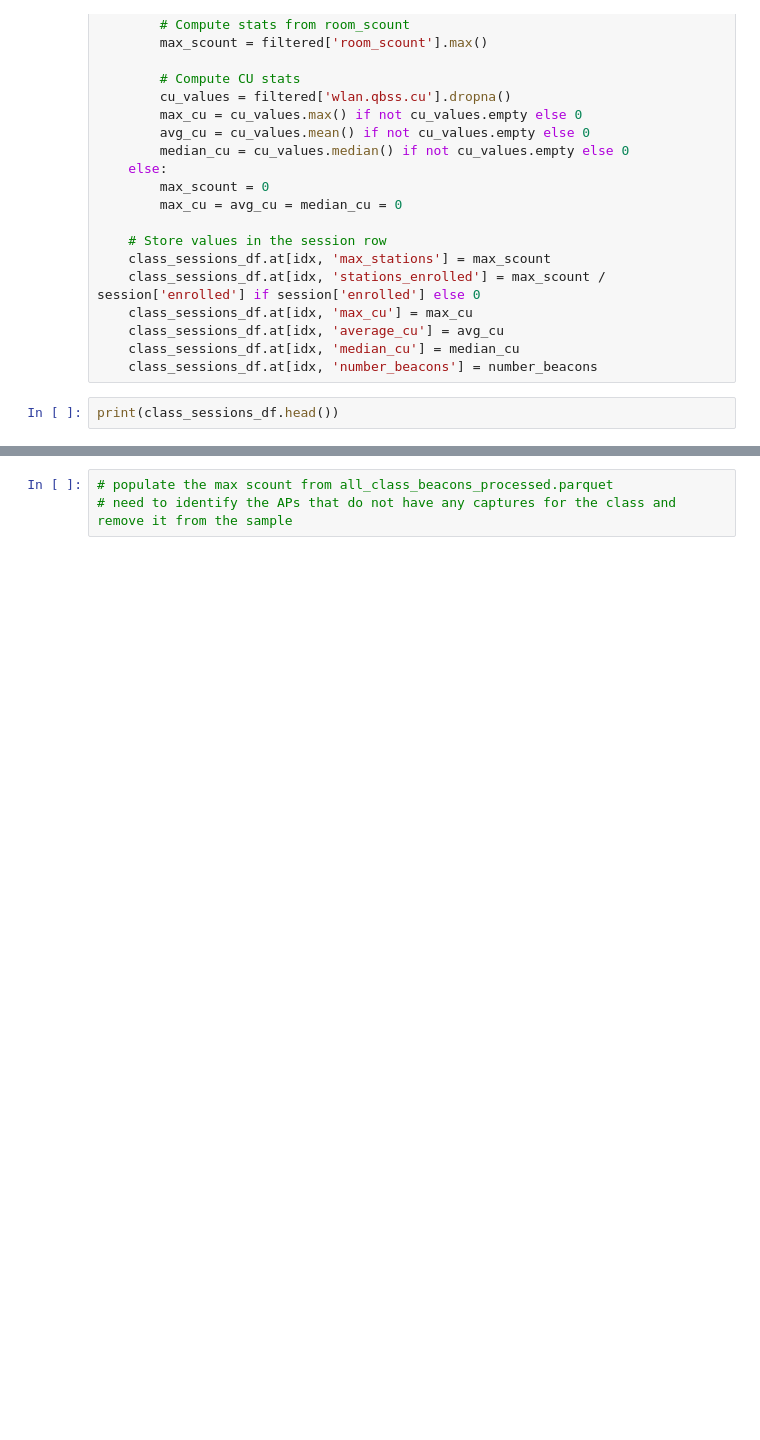
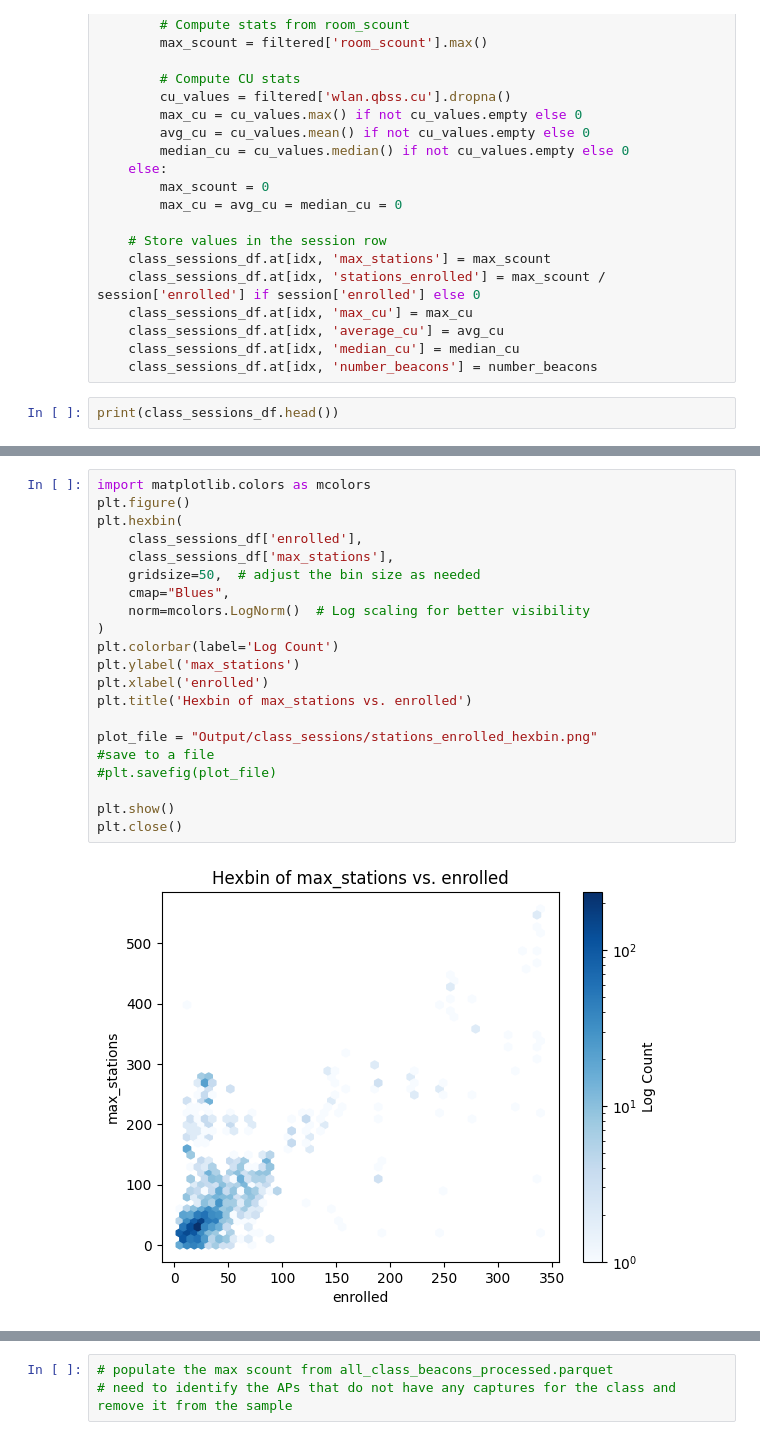
Before and after one commit to Yanzzee/WiFi-Beacon-analysis, a Jupyter notebook: analyze_class_sessions.ipynb, the cells around one changed output, grey strips where cells are left out. Drawn from its saved outputs; the diff is of its cells as text; blank space fills up the shorter version.

```diff
--- a/analyze_class_sessions.ipynb
+++ b/analyze_class_sessions.ipynb
@@ -108,0 +139,23 @@ print("Average devices per enrolled:", average_devices_per_enrolled)
+# %%
+import matplotlib.colors as mcolors
+plt.figure()
+plt.hexbin(
+    class_sessions_df['enrolled'],
+    class_sessions_df['max_stations'],
+    gridsize=50,  # adjust the bin size as needed
+    cmap="Blues",
+    norm=mcolors.LogNorm()  # Log scaling for better visibility
+)
+plt.colorbar(label='Log Count')
+plt.ylabel('max_stations')
+plt.xlabel('enrolled')
+plt.title('Hexbin of max_stations vs. enrolled')
+
+plot_file = "Output/class_sessions/stations_enrolled_hexbin.png"
+#save to a file
+#plt.savefig(plot_file)
+
+plt.show()
+plt.close()
+# %% [output]
+[figure, added]
```
Also changed, not shown: parts of 6 cells of this notebook, 7 other files.
